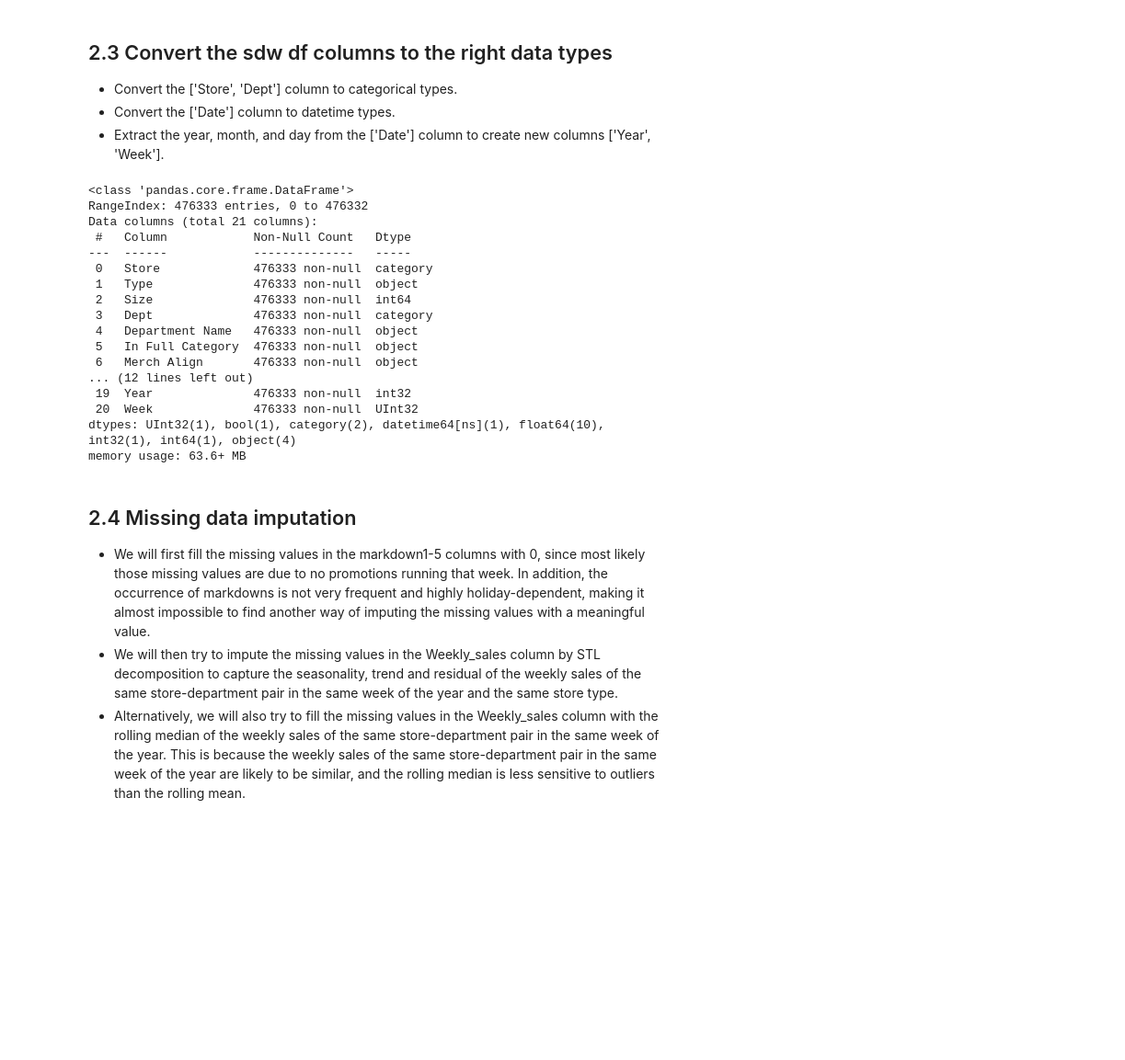
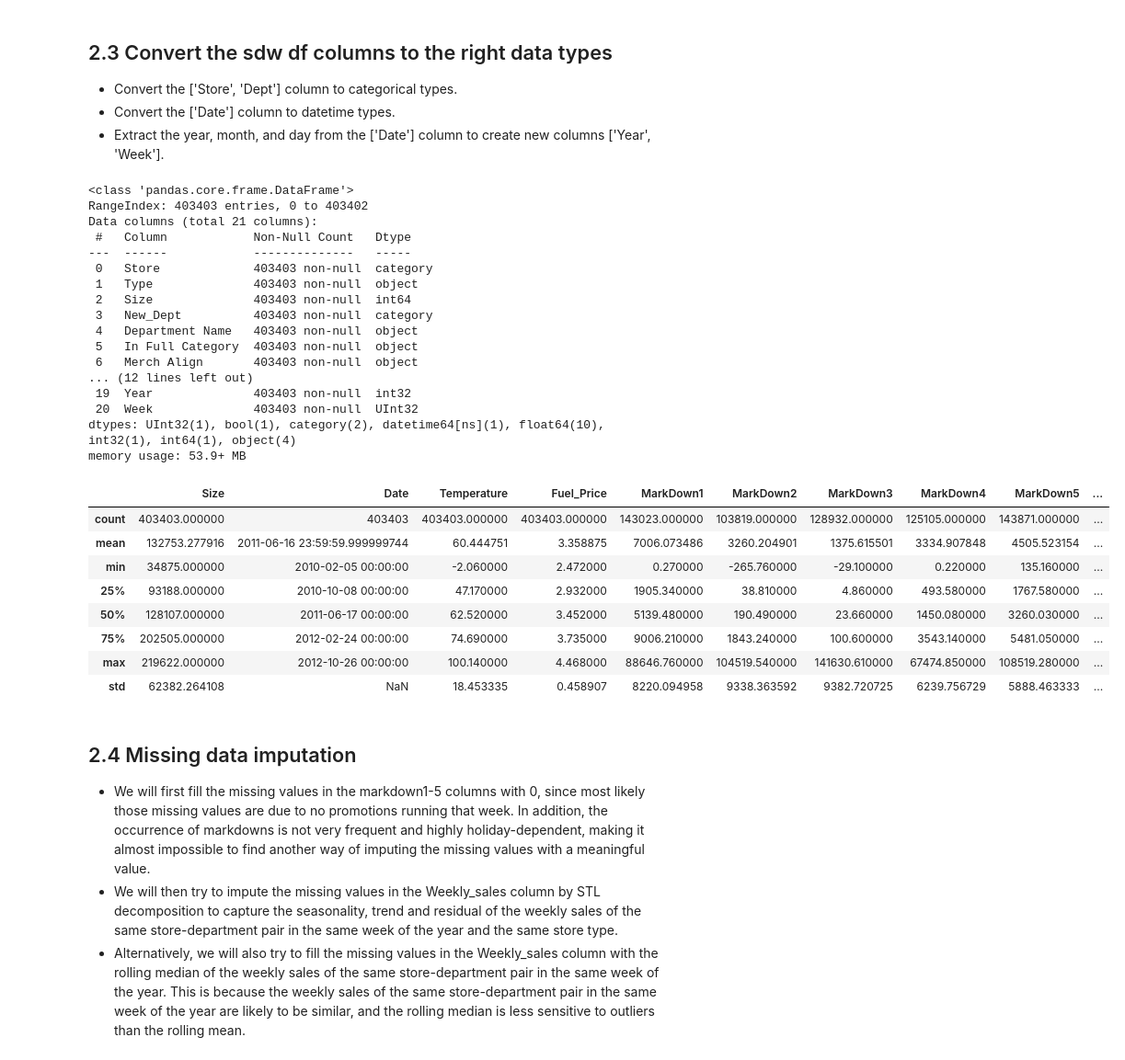
Before and after one commit to Dr-Spicy/WalmartForecast, a Jupyter notebook: Notebook.ipynb, the cells around one changed output. Shown: that part at 92% size. Cells and saved outputs as stored; diff of their text form; code cells hidden in the pictures; blank space fills up the shorter version.

```diff
--- a/Notebook.ipynb
+++ b/Notebook.ipynb
@@ -506,32 +534,42 @@ memory usage: 70.4+ MB
 - Extract the year, month, and day from the ['Date'] column to create new columns ['Year', 'Week'].
 # %%
 # Convert the ['Store', 'Dept'] column to categorical types
-sdw['Store'] = sdw['Store'].astype('category')
-sdw['Dept'] = sdw['Dept'].astype('category')
+df['Store'] = df['Store'].astype('category')
+df['New_Dept'] = df['New_Dept'].astype('category')
 # Convert the ['Date'] column to datetime types
-sdw['Date'] = pd.to_datetime(sdw['Date'])
+df['Date'] = pd.to_datetime(df['Date'])
 # Extract the year, month, and day from the ['Date'] column to create new columns ['Year', 'Week']
-sdw['Year'] = sdw['Date'].dt.year
-sdw['Week'] = sdw['Date'].dt.isocalendar().week
-sdw.info()
+df['Year'] = df['Date'].dt.year
+df['Week'] = df['Date'].dt.isocalendar().week
+df.info()
+df.describe()
 # %% [output]
 <class 'pandas.core.frame.DataFrame'>
-RangeIndex: 476333 entries, 0 to 476332
+RangeIndex: 403403 entries, 0 to 403402
 Data columns (total 21 columns):
  #   Column            Non-Null Count   Dtype
 ---  ------            --------------   -----
- 0   Store             476333 non-null  category
- 1   Type              476333 non-null  object
- 2   Size              476333 non-null  int64
- 3   Dept              476333 non-null  category
- 4   Department Name   476333 non-null  object
- 5   In Full Category  476333 non-null  object
- 6   Merch Align       476333 non-null  object
+ 0   Store             403403 non-null  category
+ 1   Type              403403 non-null  object
+ 2   Size              403403 non-null  int64
+ 3   New_Dept          403403 non-null  category
+ 4   Department Name   403403 non-null  object
+ 5   In Full Category  403403 non-null  object
+ 6   Merch Align       403403 non-null  object
 ... (12 lines left out)
- 19  Year              476333 non-null  int32
- 20  Week              476333 non-null  UInt32
+ 19  Year              403403 non-null  int32
+ 20  Week              403403 non-null  UInt32
 dtypes: UInt32(1), bool(1), category(2), datetime64[ns](1), float64(10), int32(1), int64(1), object(4)
-memory usage: 63.6+ MB
+memory usage: 53.9+ MB
+|  | Size | Date | Temperature | Fuel_Price | MarkDown1 | MarkDown2 | MarkDown3 | MarkDown4 | MarkDown5 | ... |
+| count | 403403.000000 | 403403 | 403403.000000 | 403403.000000 | 143023.000000 | 103819.000000 | 128932.000000 | 125105.000000 | 143871.000000 | ... |
+| mean | 132753.277916 | 2011-06-16 23:59:59.999999744 | 60.444751 | 3.358875 | 7006.073486 | 3260.204901 | 1375.615501 | 3334.907848 | 4505.523154 | ... |
+| min | 34875.000000 | 2010-02-05 00:00:00 | -2.060000 | 2.472000 | 0.270000 | -265.760000 | -29.100000 | 0.220000 | 135.160000 | ... |
+| 25% | 93188.000000 | 2010-10-08 00:00:00 | 47.170000 | 2.932000 | 1905.340000 | 38.810000 | 4.860000 | 493.580000 | 1767.580000 | ... |
+| 50% | 128107.000000 | 2011-06-17 00:00:00 | 62.520000 | 3.452000 | 5139.480000 | 190.490000 | 23.660000 | 1450.080000 | 3260.030000 | ... |
+| 75% | 202505.000000 | 2012-02-24 00:00:00 | 74.690000 | 3.735000 | 9006.210000 | 1843.240000 | 100.600000 | 3543.140000 | 5481.050000 | ... |
+| max | 219622.000000 | 2012-10-26 00:00:00 | 100.140000 | 4.468000 | 88646.760000 | 104519.540000 | 141630.610000 | 67474.850000 | 108519.280000 | ... |
+| std | 62382.264108 | NaN | 18.453335 | 0.458907 | 8220.094958 | 9338.363592 | 9382.720725 | 6239.756729 | 5888.463333 | ... |
 # %% [markdown]
 ## 2.4 Missing data imputation
 - We will first fill the missing values in the markdown1-5 columns with 0, since most likely those missing values are due to no promotions running that week. In addition, the occurrence of markdowns is not very frequent and highly holiday-dependent, making it almost impossible to find another way of imputing the missing values with a meaningful value.
```
Also changed, not shown: parts of 12 cells of this notebook.
